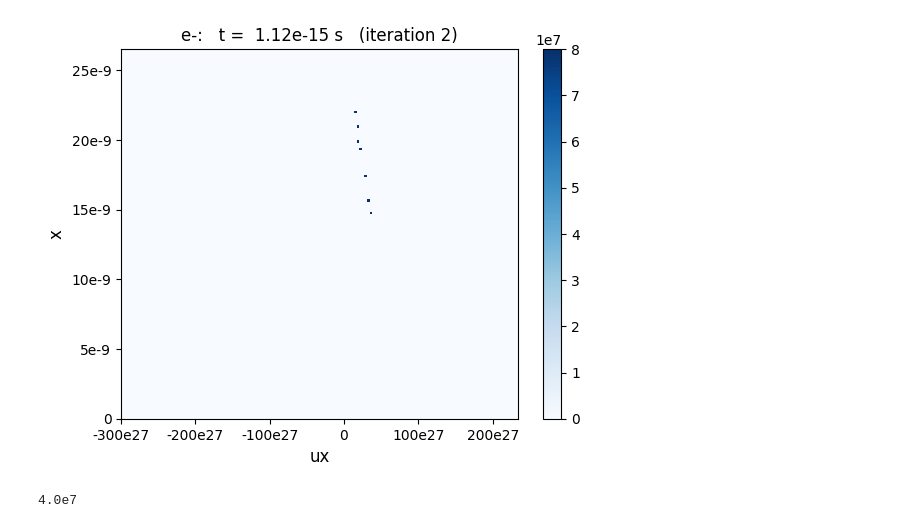
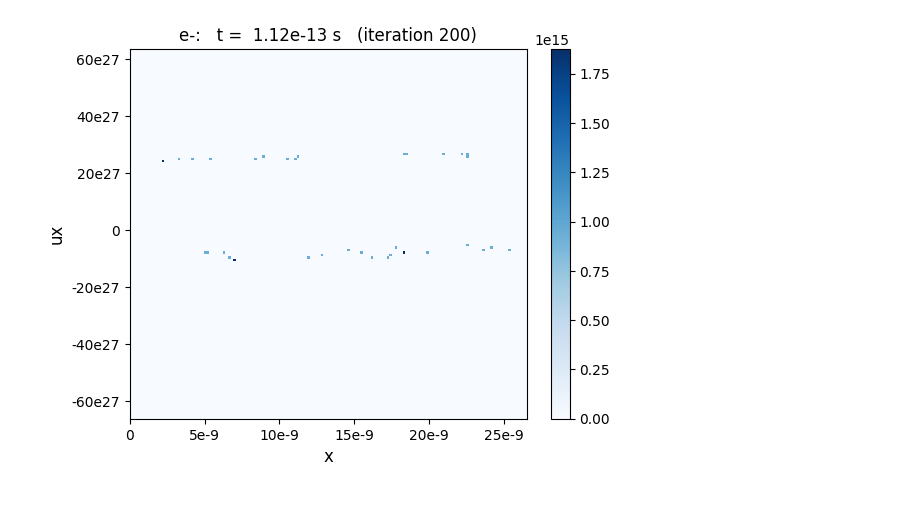
Before and after one commit to bchaber/iskra, a Jupyter notebook: docs/twostreamhw.ipynb, the cells around one changed output. Cells and saved outputs as stored; diff of their text form; code cells hidden in the pictures.

```diff
--- a/docs/twostreamhw.ipynb
+++ b/docs/twostreamhw.ipynb
@@ -176,6 +176,6 @@ plot(px[i,:], vx[i,:], ".")
  PyObject <matplotlib.lines.Line2D object at 0x...>
 # %%
 #ts.get_particle(["x", "ux"], species="e- (v+)", iteration=100, plot=true);
-ts.get_particle(["ux", "x"], species="e-", iteration=2, plot=true);
+ts.get_particle(["x", "ux"], species="e-", iteration=200, plot=true);
 # %% [output]
-[figure, old version]
+[figure, new version]
@@ -196,4 +181,0 @@ config.solver.A
-# %%
-e.wg[100]
-# %% [output]
-4.0e7
```
Also changed, not shown: parts of 9 cells of this notebook.
